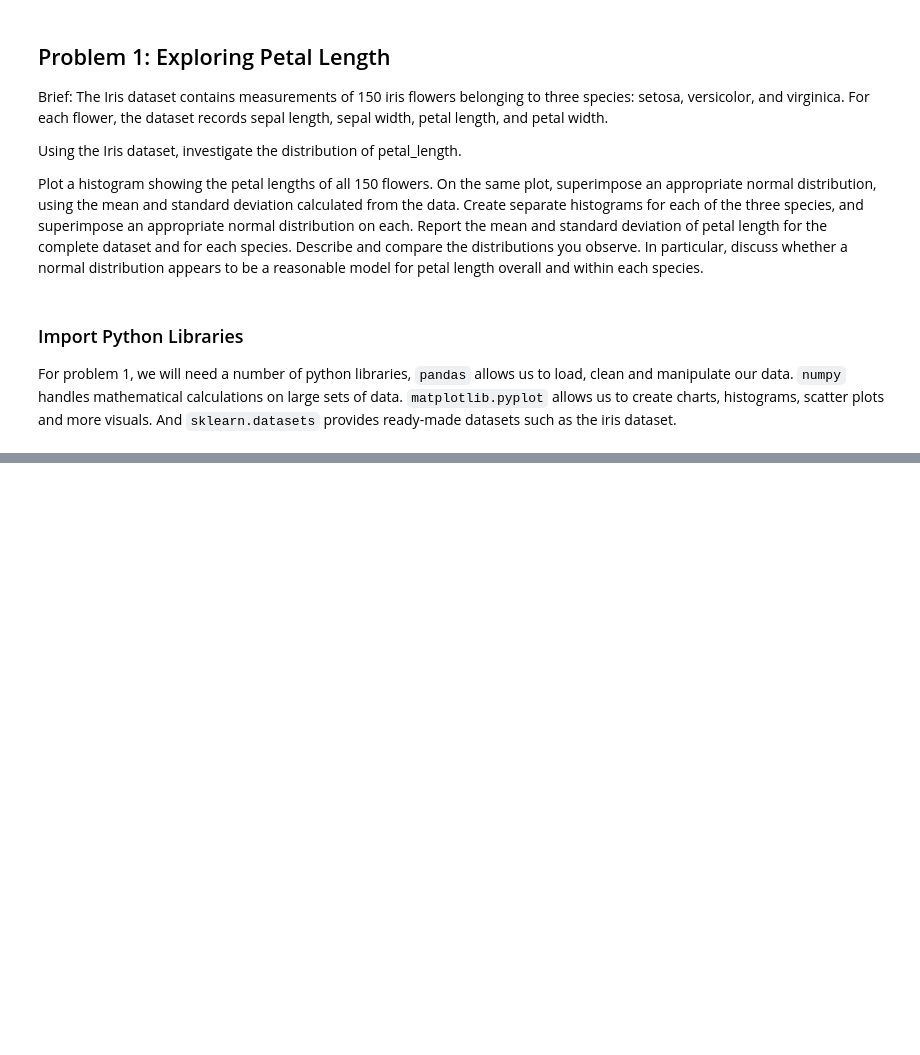
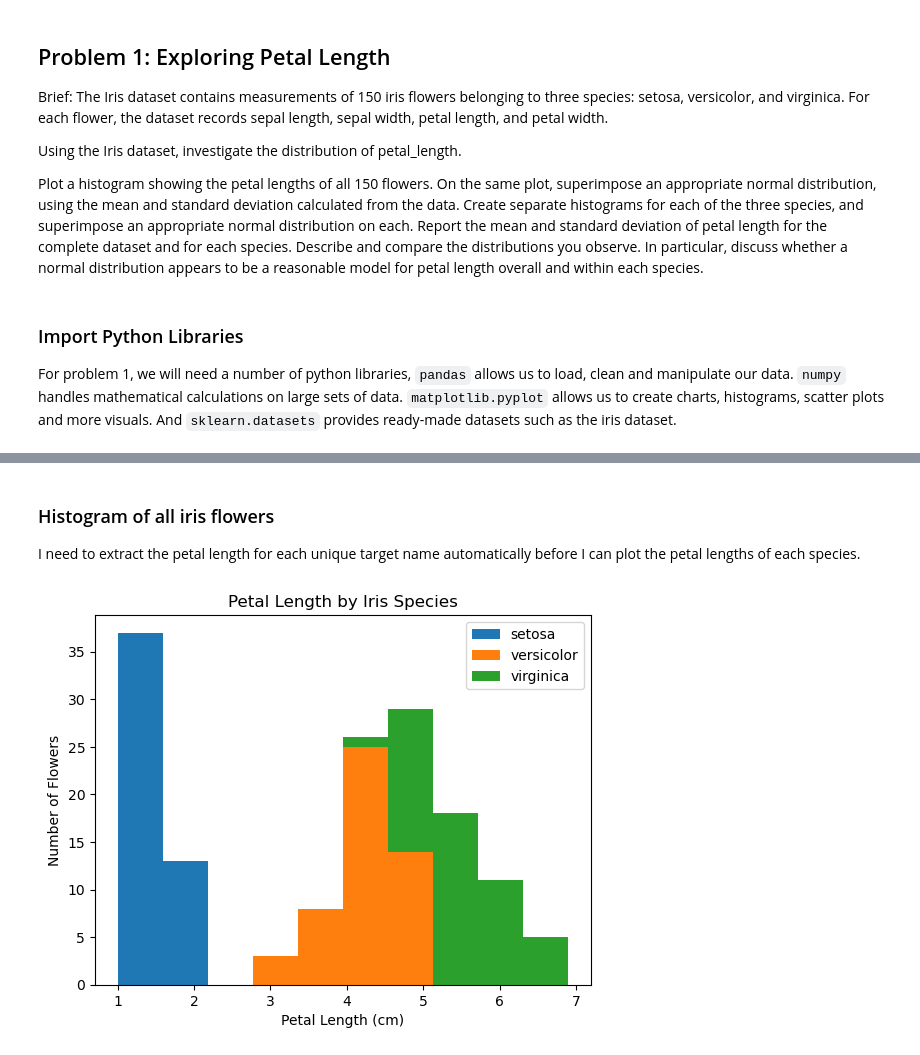
Before and after one commit to Shmoooe/applied-statistics-26, a Jupyter notebook: problems.ipynb, the cells around one changed output, grey strips where cells are left out. Saved outputs shown, nothing was run; the diff lists cells and outputs as text; code cells hidden in the pictures; blank space fills up the shorter version.

Commit message:
Loaded, prepared and plotted data (hist)

```diff
--- a/problems.ipynb
+++ b/problems.ipynb
@@ -21,3 +21,7 @@ import pandas as pd
 import numpy as np
 import matplotlib.pyplot as plt
 from sklearn.datasets import load_iris
+# %%
+# Load the iris dataset
+iris = load_iris(as_frame=True)
+df = iris.frame
@@ -23,0 +44,5 @@ from sklearn.datasets import load_iris
+# %%
+# Map species names to target values and add 'species name' column
+species_array = iris.target_names[iris.target]
+df['species_name'] = species_array
+df.head()
@@ -23,0 +85,16 @@ from sklearn.datasets import load_iris
+# %% [markdown]
+### Histogram of all iris flowers
+I need to extract the petal length for each unique target name automatically before I can plot the petal lengths of each species.
+# %%
+# Using a for loop to run through each unique species name
+species_data = [df[df['species_name'] == name]['petal length (cm)'] for name in iris.target_names]
+plt.hist(species_data, bins = 10, stacked=True, label=iris.target_names)
+
+plt.title('Petal Length by Iris Species')
+plt.xlabel('Petal Length (cm)')
+plt.ylabel('Number of Flowers')
+plt.legend()
+
+plt.show()
+# %% [output]
+[figure, added]
```
Also changed, not shown: parts of 5 cells of this notebook.
